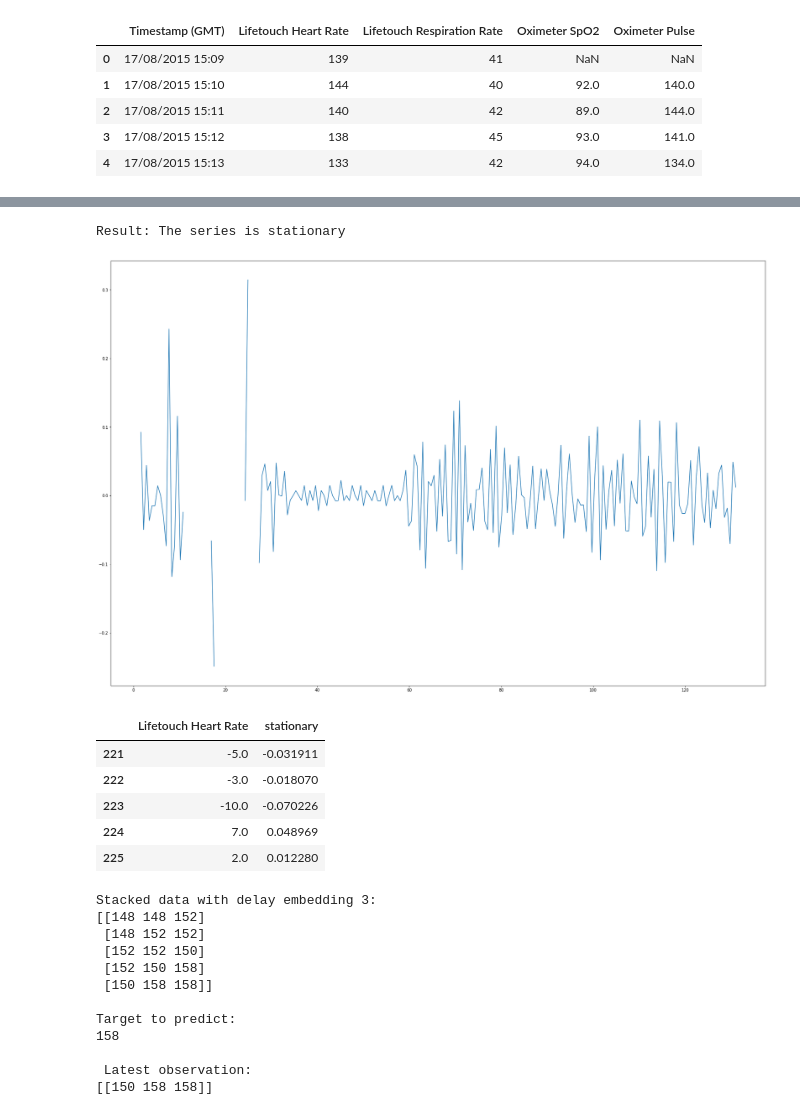
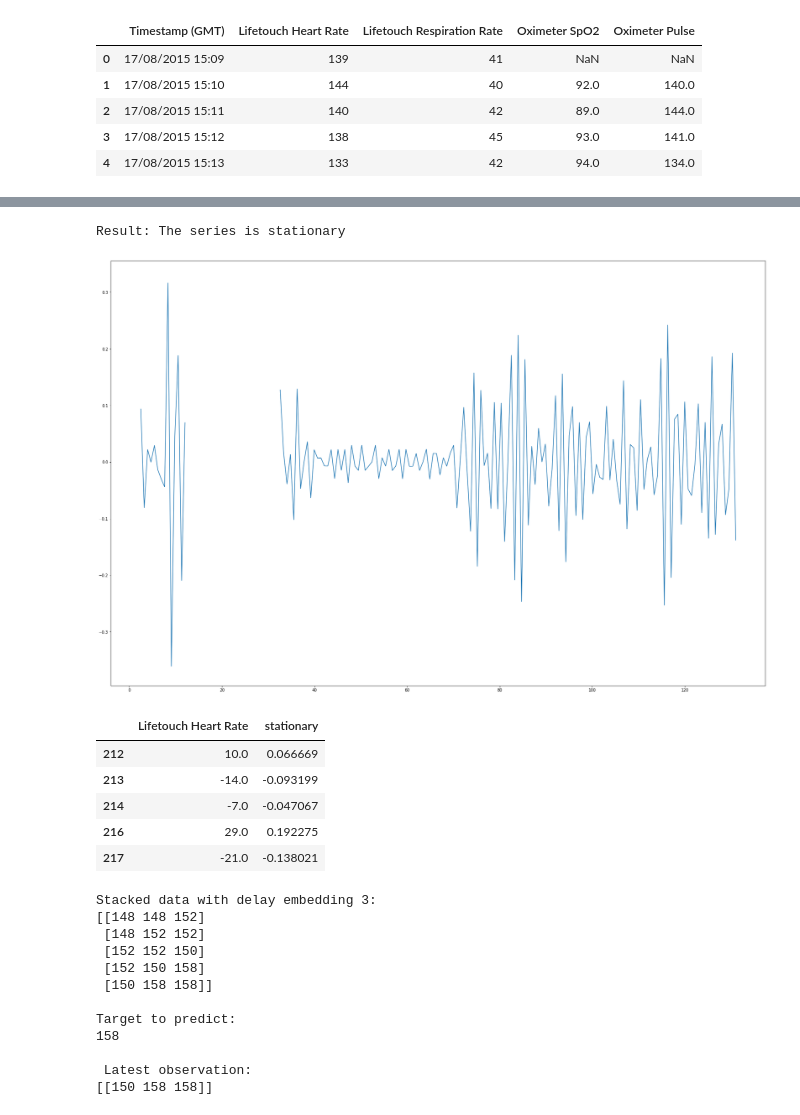
Before and after one commit to YazCodes/heartRatePrediction, a Jupyter notebook: Lorenz_heart_rate_prediction.ipynb, the cells around one changed output, grey strips where cells are left out. Drawn from its saved outputs; the diff is of its cells as text; code cells hidden in the pictures.

```diff
--- a/Lorenz_heart_rate_prediction.ipynb
+++ b/Lorenz_heart_rate_prediction.ipynb
@@ -27,8 +27,8 @@ df.head() #look at the data
 
 df.isnull().values.any() #This shows if there are any missing values in the dataset. True = yes false = No
 
-#df = df.dropna() #drop any rows with missing values
+df = df.dropna() #drop any rows with missing values
 
 df= df.drop(['Lifetouch Respiration Rate', 'Oximeter SpO2','Oximeter Pulse'], axis= 'columns')
 
-df.head()
+#df.head()
@@ -117,21 +113,21 @@ plt.show()
 # %%
 
 u = df.iloc[13]['stationary']
 df = df.diff(axis=0)
 
 statistic, p_value, n_lags, critical_values = sm.tsa.stattools.kpss(df['stationary'])
 print(f'\nResult: The series is {"not " if p_value < 0.05 else ""}stationary\n')
 
-plt.plot(np.linspace(1,131,213),df['stationary'][13:])
+plt.plot(np.linspace(1,131,178),df['stationary'][13:])
 plt.show()
 df.tail()
 # %% [output]
 Result: The series is stationary
-[figure, old version]
+[figure, new version]
 |  | Lifetouch Heart Rate | stationary |
-| 221 | -5.0 | -0.031911 |
-| 222 | -3.0 | -0.018070 |
-| 223 | -10.0 | -0.070226 |
-| 224 | 7.0 | 0.048969 |
-| 225 | 2.0 | 0.012280 |
+| 212 | 10.0 | 0.066669 |
+| 213 | -14.0 | -0.093199 |
+| 214 | -7.0 | -0.047067 |
+| 216 | 29.0 | 0.192275 |
+| 217 | -21.0 | -0.138021 |
 # %%
```
Also changed, not shown: parts of 10 cells of this notebook.
